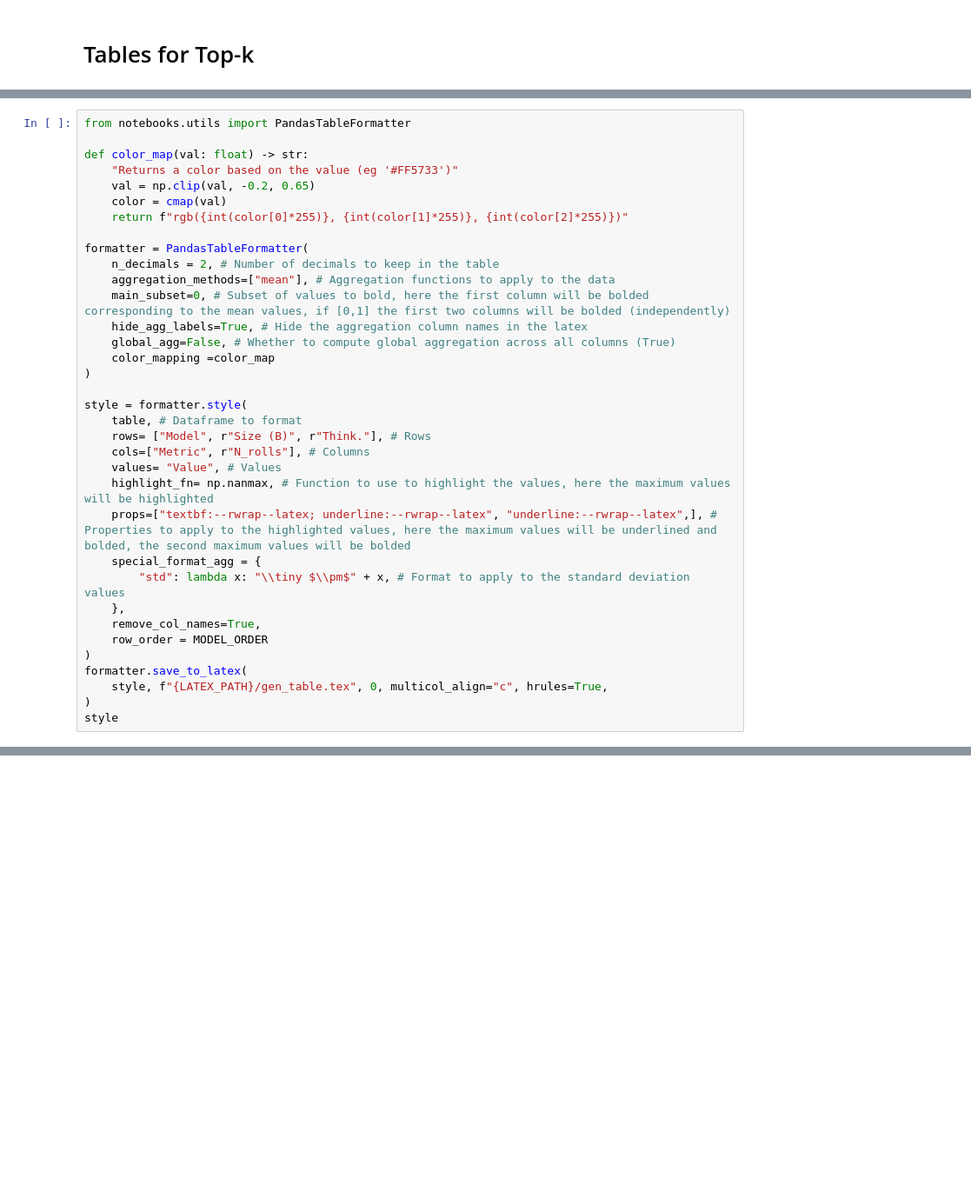
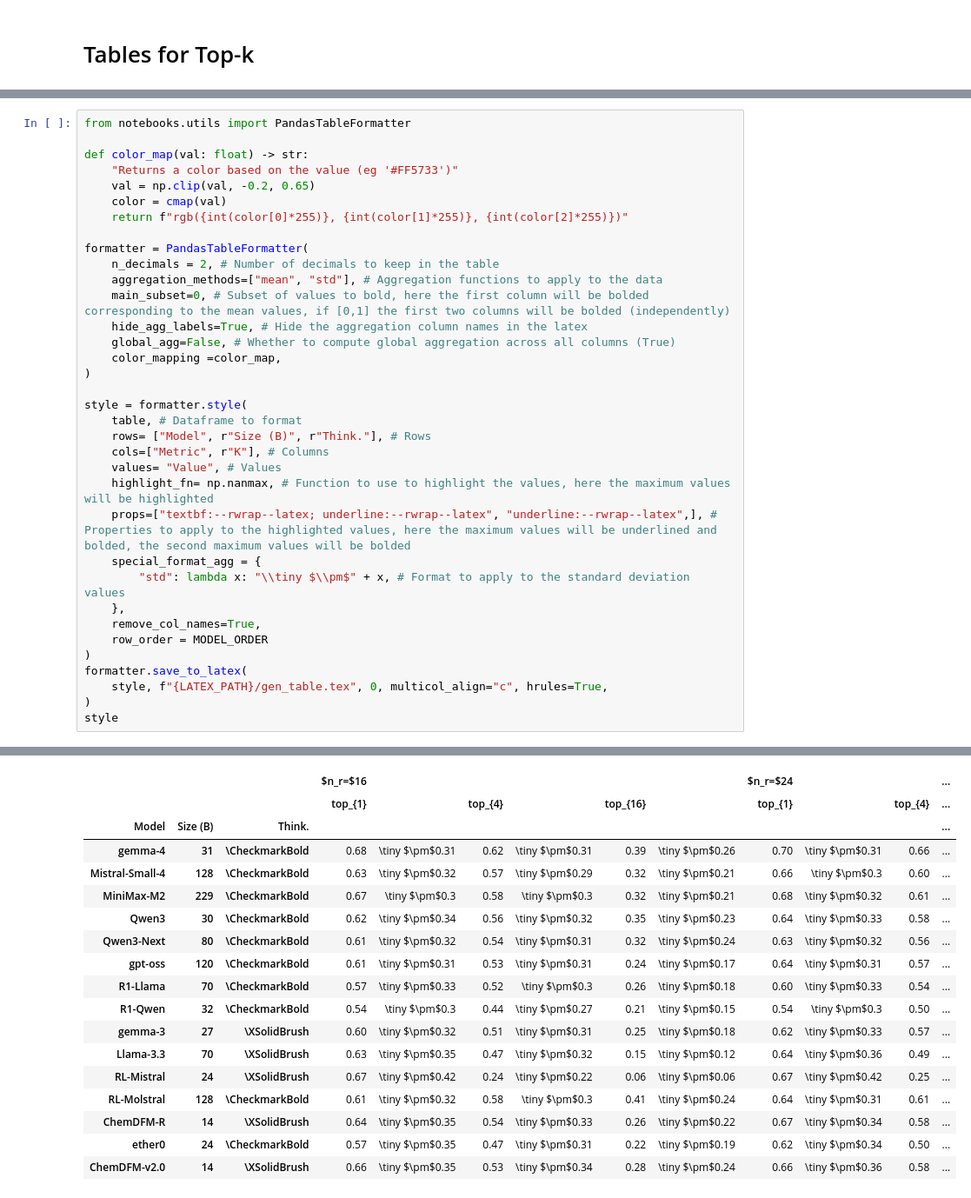
Before and after one commit to Fransou/MolRGen, a Jupyter notebook: notebooks/results/MolGenOutput.ipynb, the cells around one changed output, grey strips where cells are left out. Shown at 87% size. Cells and saved outputs as stored; diff of their text form; blank space fills up the shorter version.

```diff
--- a/notebooks/results/MolGenOutput.ipynb
+++ b/notebooks/results/MolGenOutput.ipynb
@@ -340,17 +446,17 @@ def color_map(val: float) -> str:
 
 formatter = PandasTableFormatter(
     n_decimals = 2, # Number of decimals to keep in the table
-    aggregation_methods=["mean"], # Aggregation functions to apply to the data
+    aggregation_methods=["mean", "std"], # Aggregation functions to apply to the data
     main_subset=0, # Subset of values to bold, here the first column will be bolded corresponding to the mean values, if [0,1] the first two columns will be bolded (independently)
     hide_agg_labels=True, # Hide the aggregation column names in the latex
     global_agg=False, # Whether to compute global aggregation across all columns (True)
-    color_mapping =color_map
+    color_mapping =color_map,
 )
 
 style = formatter.style(
     table, # Dataframe to format
     rows= ["Model", r"Size (B)", r"Think."], # Rows
-    cols=["Metric", r"N_rolls"], # Columns
+    cols=["Metric", r"K"], # Columns
     values= "Value", # Values
     highlight_fn= np.nanmax, # Function to use to highlight the values, here the maximum values will be highlighted
     props=["textbf:--rwrap--latex; underline:--rwrap--latex", "underline:--rwrap--latex",], # Properties to apply to the highlighted values, here the maximum values will be underlined and bolded, the second maximum values will be bolded
@@ -364,3 +470,4 @@ formatter.save_to_latex(
     style, f"{LATEX_PATH}/gen_table.tex", 0, multicol_align="c", hrules=True,
 )
 style
+# %% [output]
@@ -367,3 +477,21 @@ style
+|  |  |  | $n_r=$16 |  |  |  |  |  | $n_r=$24 |  |  | ... |
+|  |  |  | top_{1} |  | top_{4} |  | top_{16} |  | top_{1} |  | top_{4} | ... |
+| Model | Size (B) | Think. |  |  |  |  |  |  |  |  |  | ... |
+| gemma-4 | 31 | \CheckmarkBold | 0.68 | \tiny $\pm$0.31 | 0.62 | \tiny $\pm$0.31 | 0.39 | \tiny $\pm$0.26 | 0.70 | \tiny $\pm$0.31 | 0.66 | ... |
+| Mistral-Small-4 | 128 | \CheckmarkBold | 0.63 | \tiny $\pm$0.32 | 0.57 | \tiny $\pm$0.29 | 0.32 | \tiny $\pm$0.21 | 0.66 | \tiny $\pm$0.3 | 0.60 | ... |
+| MiniMax-M2 | 229 | \CheckmarkBold | 0.67 | \tiny $\pm$0.3 | 0.58 | \tiny $\pm$0.3 | 0.32 | \tiny $\pm$0.21 | 0.68 | \tiny $\pm$0.32 | 0.61 | ... |
+| Qwen3 | 30 | \CheckmarkBold | 0.62 | \tiny $\pm$0.34 | 0.56 | \tiny $\pm$0.32 | 0.35 | \tiny $\pm$0.23 | 0.64 | \tiny $\pm$0.33 | 0.58 | ... |
+| Qwen3-Next | 80 | \CheckmarkBold | 0.61 | \tiny $\pm$0.32 | 0.54 | \tiny $\pm$0.31 | 0.32 | \tiny $\pm$0.24 | 0.63 | \tiny $\pm$0.32 | 0.56 | ... |
+| gpt-oss | 120 | \CheckmarkBold | 0.61 | \tiny $\pm$0.31 | 0.53 | \tiny $\pm$0.31 | 0.24 | \tiny $\pm$0.17 | 0.64 | \tiny $\pm$0.31 | 0.57 | ... |
+| R1-Llama | 70 | \CheckmarkBold | 0.57 | \tiny $\pm$0.33 | 0.52 | \tiny $\pm$0.3 | 0.26 | \tiny $\pm$0.18 | 0.60 | \tiny $\pm$0.33 | 0.54 | ... |
+| R1-Qwen | 32 | \CheckmarkBold | 0.54 | \tiny $\pm$0.3 | 0.44 | \tiny $\pm$0.27 | 0.21 | \tiny $\pm$0.15 | 0.54 | \tiny $\pm$0.3 | 0.50 | ... |
+| gemma-3 | 27 | \XSolidBrush | 0.60 | \tiny $\pm$0.32 | 0.51 | \tiny $\pm$0.31 | 0.25 | \tiny $\pm$0.18 | 0.62 | \tiny $\pm$0.33 | 0.57 | ... |
+| Llama-3.3 | 70 | \XSolidBrush | 0.63 | \tiny $\pm$0.35 | 0.47 | \tiny $\pm$0.32 | 0.15 | \tiny $\pm$0.12 | 0.64 | \tiny $\pm$0.36 | 0.49 | ... |
+| RL-Mistral | 24 | \XSolidBrush | 0.67 | \tiny $\pm$0.42 | 0.24 | \tiny $\pm$0.22 | 0.06 | \tiny $\pm$0.06 | 0.67 | \tiny $\pm$0.42 | 0.25 | ... |
+| RL-Molstral | 128 | \CheckmarkBold | 0.61 | \tiny $\pm$0.32 | 0.58 | \tiny $\pm$0.3 | 0.41 | \tiny $\pm$0.24 | 0.64 | \tiny $\pm$0.31 | 0.61 | ... |
+| ChemDFM-R | 14 | \XSolidBrush | 0.64 | \tiny $\pm$0.35 | 0.54 | \tiny $\pm$0.33 | 0.26 | \tiny $\pm$0.22 | 0.67 | \tiny $\pm$0.34 | 0.58 | ... |
+| ether0 | 24 | \CheckmarkBold | 0.57 | \tiny $\pm$0.35 | 0.47 | \tiny $\pm$0.31 | 0.22 | \tiny $\pm$0.19 | 0.62 | \tiny $\pm$0.34 | 0.50 | ... |
+| ChemDFM-v2.0 | 14 | \XSolidBrush | 0.66 | \tiny $\pm$0.35 | 0.53 | \tiny $\pm$0.34 | 0.28 | \tiny $\pm$0.24 | 0.66 | \tiny $\pm$0.36 | 0.58 | ... |
 # %%
 formatter = PandasTableFormatter(
     n_decimals = 2, # Number of decimals to keep in the table
```
Also changed, not shown: parts of 19 cells of this notebook, 3 other files.
